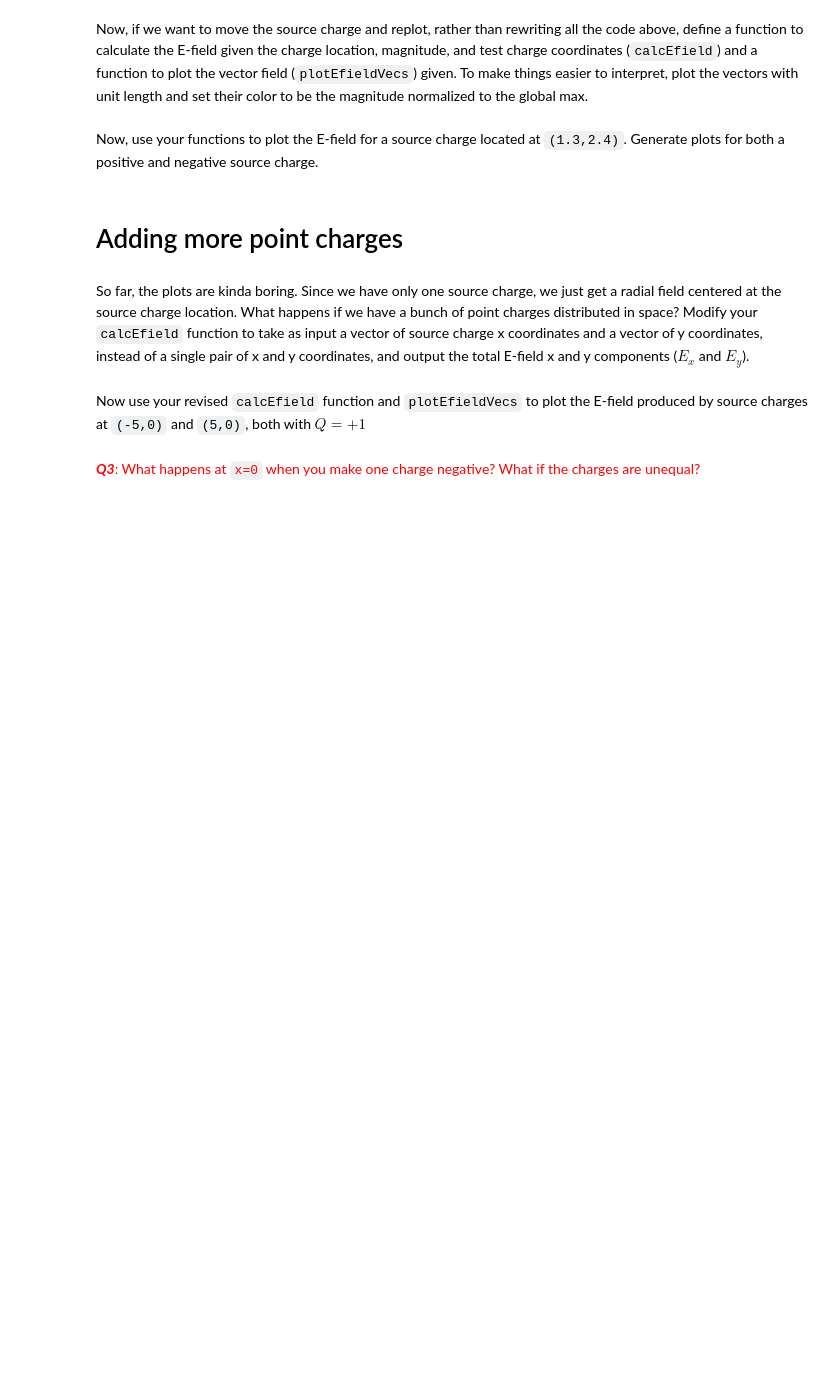
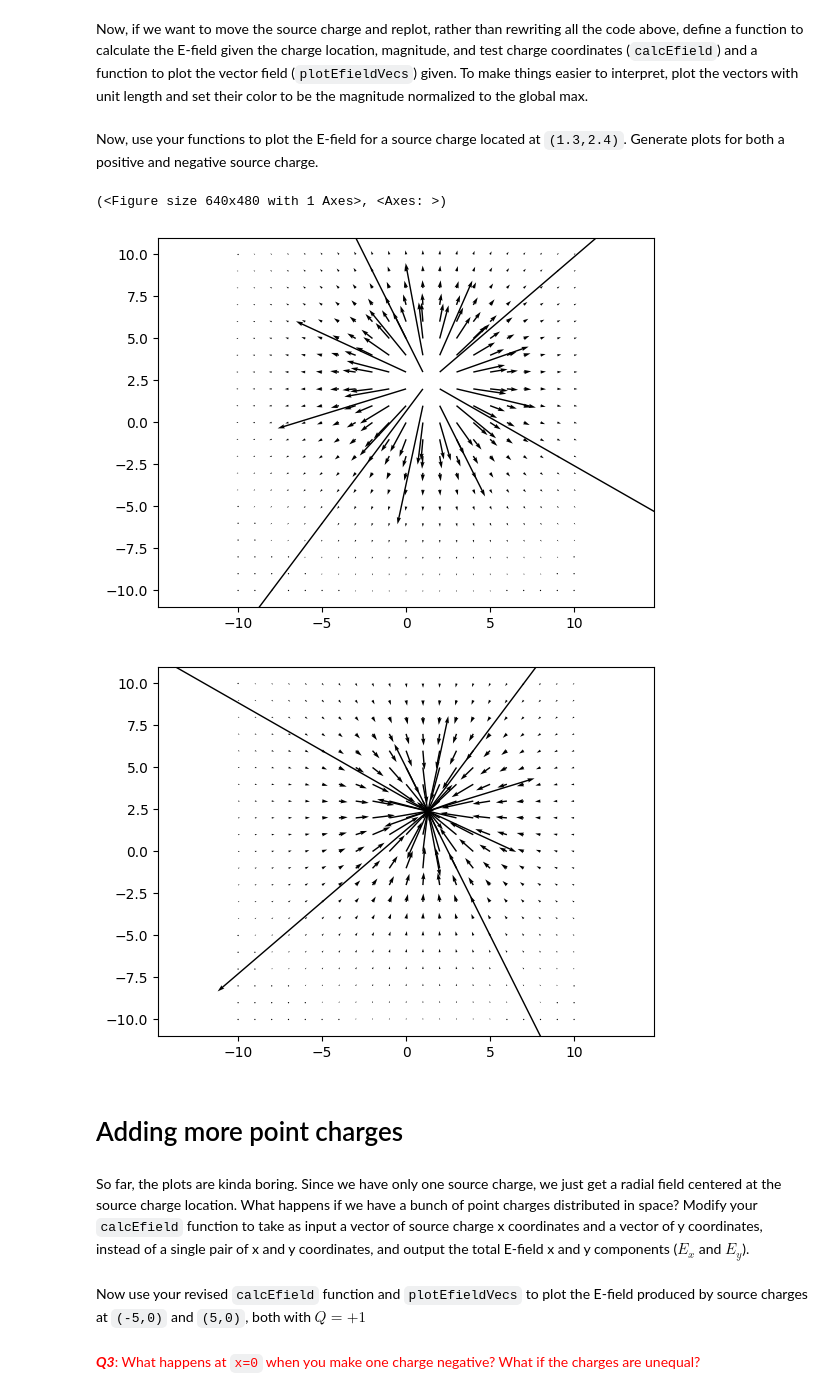
Before and after one commit to lw-miles24/-CompModNervSys-BioElectroStatics, a Jupyter notebook: CompModNervSys_exercise2.ipynb, the cells around one changed output. Saved outputs shown, nothing was run; the diff lists cells and outputs as text; code cells hidden in the pictures; blank space fills up the shorter version.

```diff
--- a/CompModNervSys_exercise2.ipynb
+++ b/CompModNervSys_exercise2.ipynb
@@ -172,22 +174,41 @@ Now, if we want to move the source charge and replot, rather than rewriting all
 # %%
 def calcEfield(x_source,y_source,source_mag,x_test,y_test): # add inputs here
 
+  k = 8.99e9 # Coulomb's constant (N m^2 / C^2)
+
+  N = 21 # number of gridpoints in each axis
+  x = np.linspace(-10,10,N) # x coordinates (m)
+  y = np.linspace(-10,10,N) # y coordinates (m)
+  X, Y = np.meshgrid(x,y) # convert x/y coordinates into 2D grid
+
+  r = np.sqrt((X - x_source)**2 + (Y-y_source)**2) # distance from gridpoints to source point (m)
   Ex = k * source_mag * (X - x_source) / r**3
   Ey = k * source_mag * (Y - y_source) / r**3
 
-  e_mag = np.hypot(Ex,Ey)
+  e_mag = np.hypot(Ex,Ey) # magnitude of Efield at each gridpoint
 
-  return # add outputs here
+  return Ex, Ey # add outputs here
 
-def plotEfieldVecs(): # add inputs here
+def plotEfieldVecs(efield): # add inputs here
 
   fig = plt.figure()
   ax = plt.axes()
-  q = ax.quiver(X,Y,Ex,Ey,Emag)
+  q = ax.quiver(X,Y,efield[0],efield[1])
+  ax.axis('equal') # make x and y axis scaling equal
 
   return fig, ax
 # %% [markdown]
 Now, use your functions to plot the E-field for a source charge located at `(1.3,2.4)`. Generate plots for both a positive and negative source charge.
+# %%
+pos_source = calcEfield(1.3,2.4,1,0,0)
+neg_source = calcEfield(1.3,2.4,-1,0,0)
+
+plotEfieldVecs(pos_source)
+plotEfieldVecs(neg_source)
+# %% [output]
+(<Figure size 640x480 with 1 Axes>, <Axes: >)
+[figure, added]
+[figure, added]
 # %% [markdown]
 # Adding more point charges
 # %% [markdown]
```
Also changed, not shown: parts of 2 cells of this notebook.
